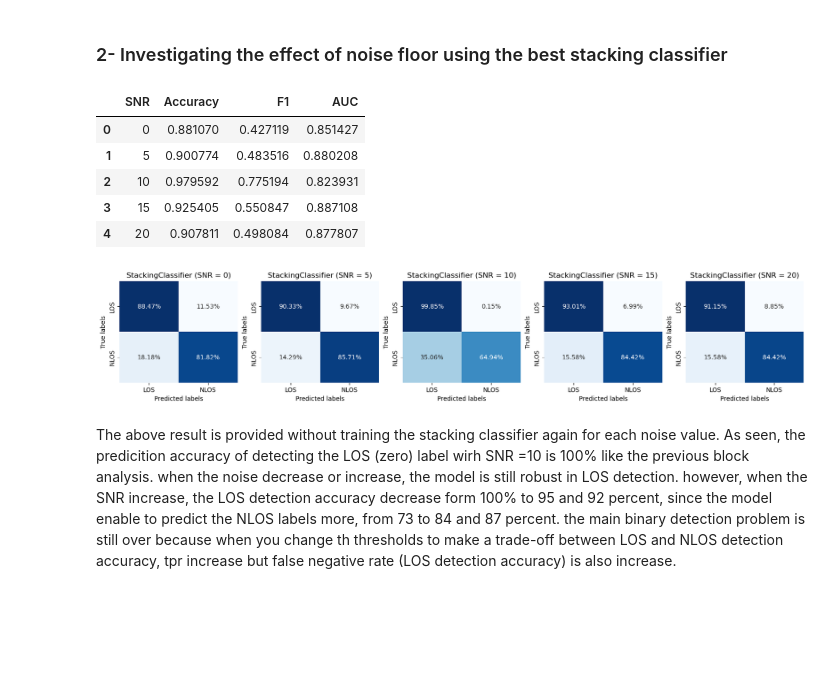
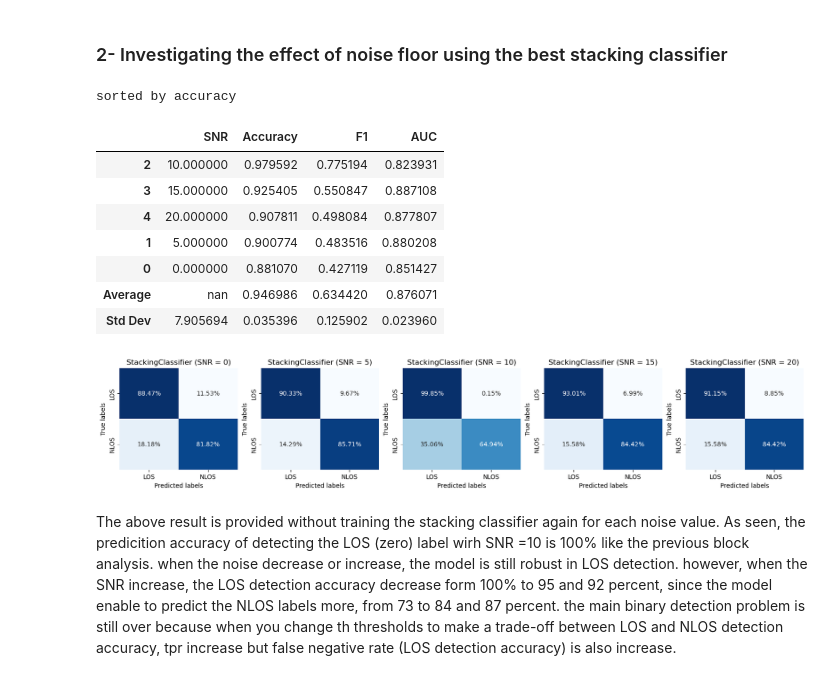
Before and after one commit to hamedtea/thesis, a Jupyter notebook: Feature_based_ML_model.ipynb, the cells around one changed output. Cells and saved outputs as stored; diff of their text form; code cells hidden in the pictures; blank space fills up the shorter version.

```diff
--- a/Feature_based_ML_model.ipynb
+++ b/Feature_based_ML_model.ipynb
@@ -300,0 +294,16 @@ top_pipelines
+# %%
+# Extract information about each step and make a top nine pipeline table
+df = pd.DataFrame()
+for i in top_pipelines:
+    steps_data ={}
+    for step_name, step_object in i.steps :
+        steps_data[step_name] = type(step_object).__name__
+    #steps_data[step_name + '_Parameters'] = step_object.get_params()
+
+# Create a DataFrame with one row and columns representing each step
+        steps_df = pd.DataFrame(steps_data, index=[0])
+    df = pd.concat([df, steps_df], ignore_index = True)
+df.index.name = 'Rank'
+df.index = range(1,10)
+# Display the DataFrame
+print(df)#.to_latex())
@@ -302,7 +322,7 @@ top_pipelines
 estimator_params = {
     'LogisticRegression': {
         'estimator__class_weight' : [None, 'balanced', {0: 1, 1: 2}, {0: 0.5, 1: 1}],
-        'estimator__C': [0.001, 0.01, 0.1, 1.0, 10.0, 100.0],
+        'estimator__C': [0.001, 0.01, 0.1, 1.0, 10.0],
         'estimator__max_iter':[500] #increase number of iteration to converge
         #'estimator__solver': ['lbfgs', 'liblinear'],
         #'estimator__max_iter': [100, 200, 500, 1000],
@@ -828,39 +829,51 @@ for idx, FE in enumerate(FE_SNR):
     y_SNR_prob = final_classifier.predict_proba(x_test)
     fpr, tpr, thresholds = roc_curve(Y_test, y_SNR_prob[:,1], drop_intermediate = True)
     optimal_threshold_index = np.argmax(tpr - fpr)
     optimal_threshold = thresholds[optimal_threshold_index]
 
     y_SNR_pred = (y_SNR_prob[:, 1] >= optimal_threshold).astype(int)
     accuracy = accuracy_score(Y_test, y_SNR_pred)
     output_SNR['Accuracy'] += [accuracy]
     #print(f'SNR = {SNRdB[idx]}')
     #output_SNR['SNR'] = SNRdB[idx]
 
     #print(f"Accuracy of Stacking Classifier with MLP: {accuracy:.2f}")
     f1 = f1_score(Y_test, y_SNR_pred)
     output_SNR['F1'] += [f1]
 
     #print(f"F1 Score: {f1:.2f}")
 
 
     auc = roc_auc_score(Y_test, y_SNR_pred)
     output_SNR['AUC'] += [auc]
 
     cm = confusion_matrix(Y_test, y_SNR_pred, normalize = 'true')
     sns.heatmap(cm, annot=True,  cbar = False, cmap="Blues", fmt=".2%", xticklabels=class_names, yticklabels=class_names, ax = ax[idx])
     ax[idx].set_xlabel("Predicted labels")
     ax[idx].set_ylabel("True labels")
     ax[idx].set_title(f'{final_classifier.__class__.__name__} (SNR = {SNRdB[idx]})')
 
 SNR_table = pd.DataFrame(output_SNR)#.sort_values(by='Accuracy', ascending = False)
-SNR_table
+SNR_table_sorted = SNR_table.sort_values(by='Accuracy', ascending = False)
+vg_values = SNR_table_sorted.mean()
+# Add the average values as a new row
+SNR_table_sorted.loc['Average'] = avg_values
+std_values = SNR_table_sorted.std()
+# Add the standard deviation values as a new row
+SNR_table_sorted.loc['Std Dev'] = std_values
+SNR_table_sorted = SNR_table_sorted.style.set_caption(f'sorted by accuracy')
+SNR_table_sorted
+#print(SNR_table_sorted.to_latex())
 # %% [output]
+sorted by accuracy
 |  | SNR | Accuracy | F1 | AUC |
-| 0 | 0 | 0.881070 | 0.427119 | 0.851427 |
-| 1 | 5 | 0.900774 | 0.483516 | 0.880208 |
-| 2 | 10 | 0.979592 | 0.775194 | 0.823931 |
-| 3 | 15 | 0.925405 | 0.550847 | 0.887108 |
-| 4 | 20 | 0.907811 | 0.498084 | 0.877807 |
+| 2 | 10.000000 | 0.979592 | 0.775194 | 0.823931 |
+| 3 | 15.000000 | 0.925405 | 0.550847 | 0.887108 |
+| 4 | 20.000000 | 0.907811 | 0.498084 | 0.877807 |
+| 1 | 5.000000 | 0.900774 | 0.483516 | 0.880208 |
+| 0 | 0.000000 | 0.881070 | 0.427119 | 0.851427 |
+| Average | nan | 0.946986 | 0.634420 | 0.876071 |
+| Std Dev | 7.905694 | 0.035396 | 0.125902 | 0.023960 |
 [figure]
 # %% [markdown]
 The above result is provided without training the stacking classifier again for each noise value. As seen, the predicition accuracy of detecting the LOS (zero) label wirh SNR =10 is 100% like the previous block analysis. when the noise decrease or increase, the model is still robust in LOS detection. however, when the SNR increase, the LOS detection accuracy decrease form 100% to 95 and 92 percent, since the model enable to predict the NLOS labels more, from 73 to 84 and 87 percent. the main binary detection problem is still over because when you change th thresholds to make a trade-off between LOS and NLOS detection accuracy, tpr increase but false negative rate (LOS detection accuracy) is also increase.
```
Also changed, not shown: parts of 11 cells of this notebook, 3 other files.
